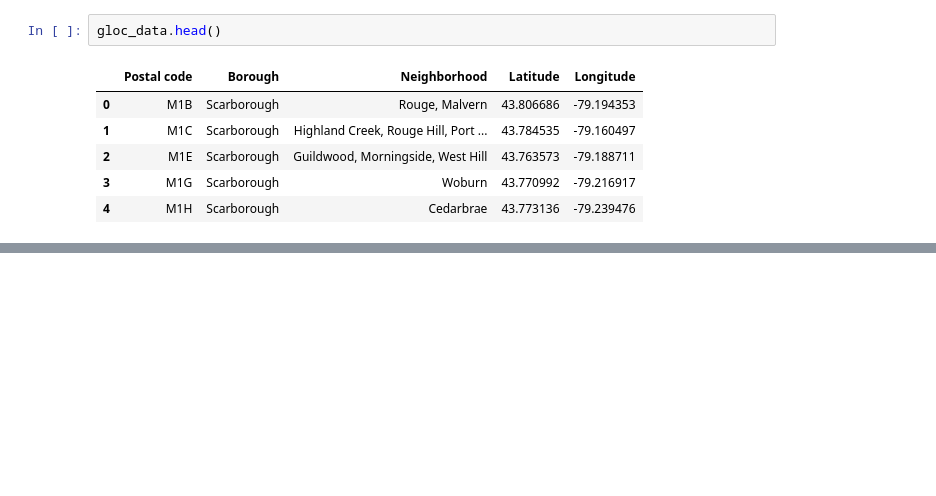
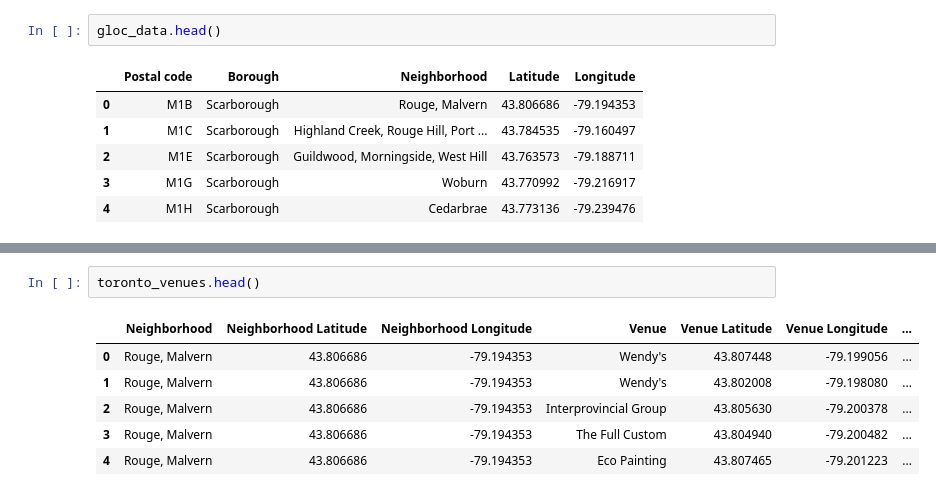
Before and after one commit to damienboudier/Coursera_Capstone, a Jupyter notebook: Segmentation of Toronto .ipynb, the cells around one changed output, grey strips where cells are left out. Drawn from its saved outputs; the diff is of its cells as text; blank space fills up the shorter version.

```diff
--- a/Segmentation of Toronto .ipynb
+++ b/Segmentation of Toronto .ipynb
@@ -109,0 +187,9 @@ gloc_data.head()
+# %%
+toronto_venues.head()
+# %% [output]
+|  | Neighborhood | Neighborhood Latitude | Neighborhood Longitude | Venue | Venue Latitude | Venue Longitude | ... |
+| 0 | Rouge, Malvern | 43.806686 | -79.194353 | Wendy's | 43.807448 | -79.199056 | ... |
+| 1 | Rouge, Malvern | 43.806686 | -79.194353 | Wendy's | 43.802008 | -79.198080 | ... |
+| 2 | Rouge, Malvern | 43.806686 | -79.194353 | Interprovincial Group | 43.805630 | -79.200378 | ... |
+| 3 | Rouge, Malvern | 43.806686 | -79.194353 | The Full Custom | 43.804940 | -79.200482 | ... |
+| 4 | Rouge, Malvern | 43.806686 | -79.194353 | Eco Painting | 43.807465 | -79.201223 | ... |
```
Also changed, not shown: parts of 18 cells of this notebook.
